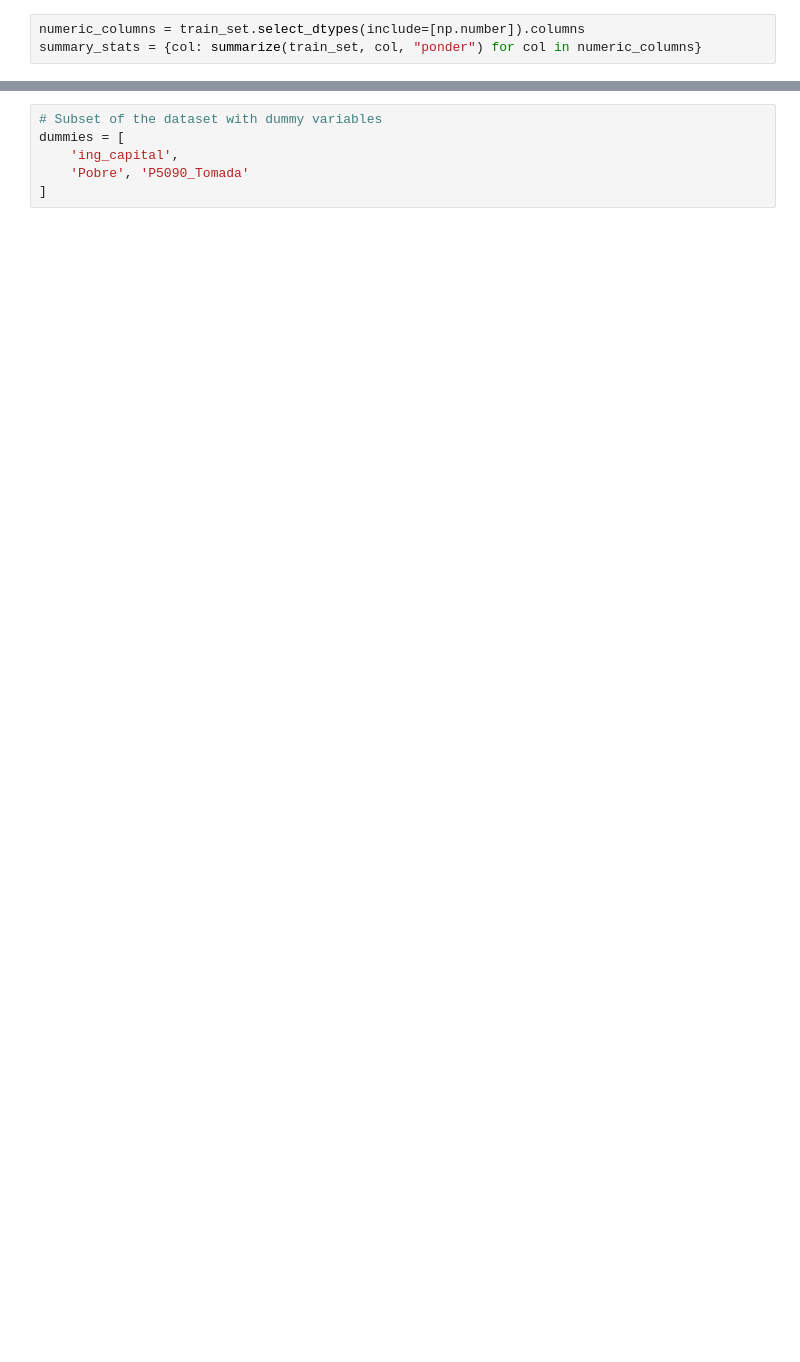
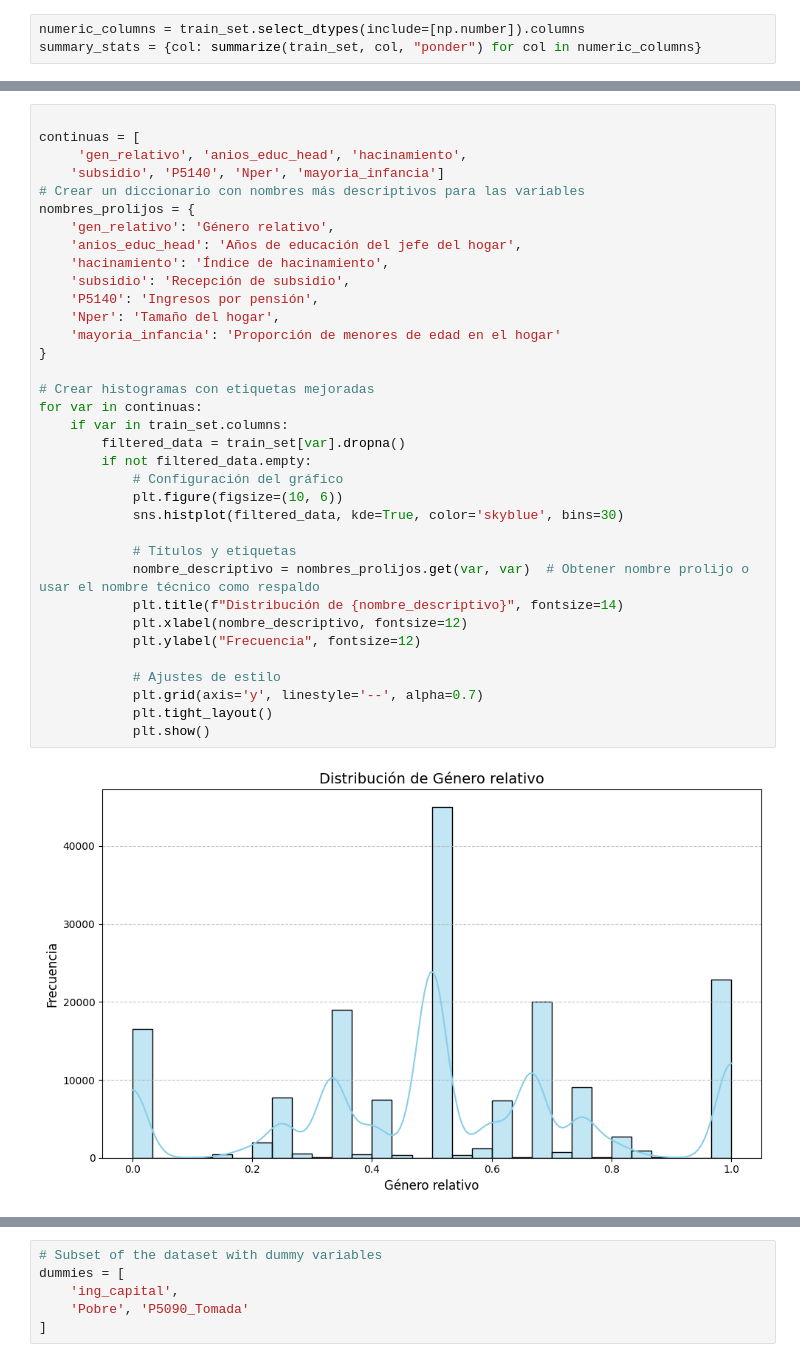
Before and after one commit to milagrosonofri/Problem_Set_2, a Jupyter notebook: scripts/2_analisis.ipynb, the cells around one changed output, grey strips where cells are left out. Saved outputs shown, nothing was run; the diff lists cells and outputs as text; blank space fills up the shorter version.

```diff
--- a/scripts/2_analisis.ipynb
+++ b/scripts/2_analisis.ipynb
@@ -176 +190,38 @@ Máximo: 1.00
 [figure]
+# %%
+
+continuas = [
+     'gen_relativo', 'anios_educ_head', 'hacinamiento',
+    'subsidio', 'P5140', 'Nper', 'mayoria_infancia']
+# Crear un diccionario con nombres más descriptivos para las variables
+nombres_prolijos = {
+    'gen_relativo': 'Género relativo',
+    'anios_educ_head': 'Años de educación del jefe del hogar',
+    'hacinamiento': 'Índice de hacinamiento',
+    'subsidio': 'Recepción de subsidio',
+    'P5140': 'Ingresos por pensión',
+    'Nper': 'Tamaño del hogar',
+    'mayoria_infancia': 'Proporción de menores de edad en el hogar'
+}
+
+# Crear histogramas con etiquetas mejoradas
+for var in continuas:
+    if var in train_set.columns:
+        filtered_data = train_set[var].dropna()
+        if not filtered_data.empty:
+            # Configuración del gráfico
+            plt.figure(figsize=(10, 6))
+            sns.histplot(filtered_data, kde=True, color='skyblue', bins=30)
+
+            # Títulos y etiquetas
+            nombre_descriptivo = nombres_prolijos.get(var, var)  # Obtener nombre prolijo o usar el nombre técnico como respaldo
+            plt.title(f"Distribución de {nombre_descriptivo}", fontsize=14)
+            plt.xlabel(nombre_descriptivo, fontsize=12)
+            plt.ylabel("Frecuencia", fontsize=12)
+
+            # Ajustes de estilo
+            plt.grid(axis='y', linestyle='--', alpha=0.7)
+            plt.tight_layout()
+            plt.show()
+# %% [output]
+[figure, added]
```
Also changed, not shown: parts of 15 cells of this notebook, 1 other file.
